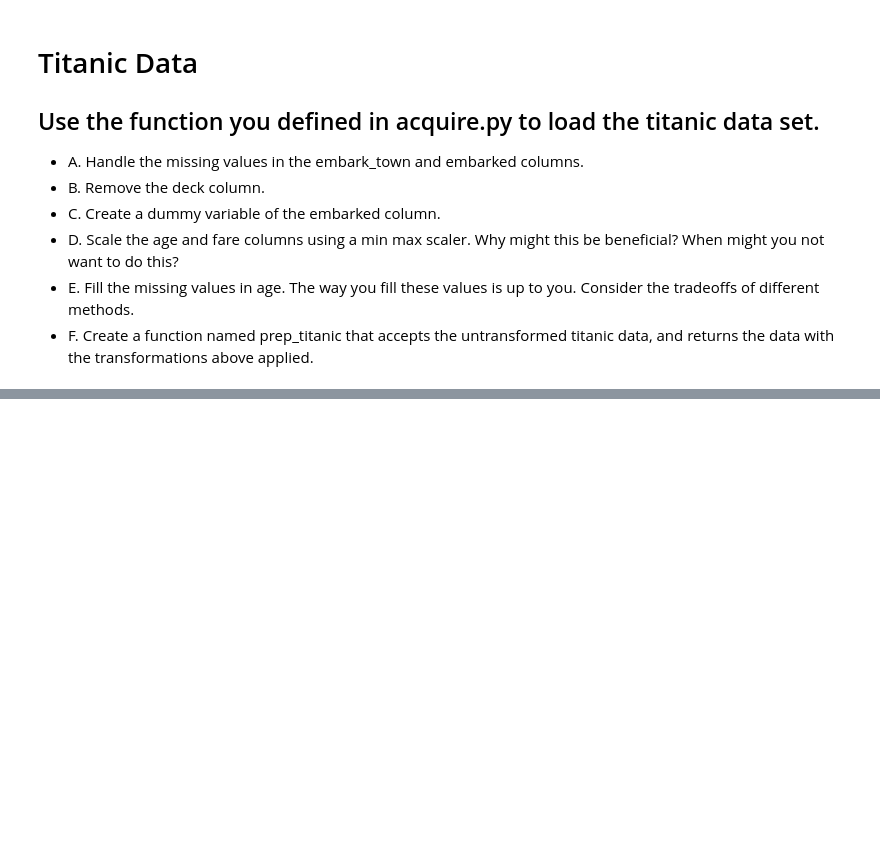
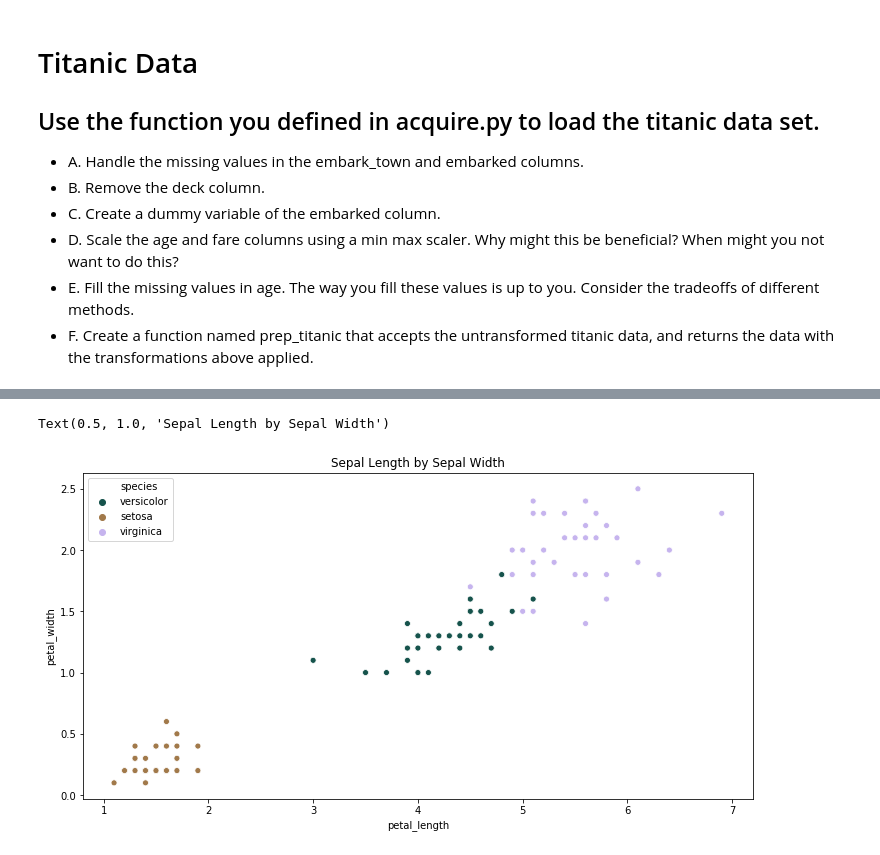
Before and after one commit to george887/classification_exercises, a Jupyter notebook: classification_exercises.ipynb, the cells around one changed output, grey strips where cells are left out. Saved outputs shown, nothing was run; the diff lists cells and outputs as text; code cells hidden in the pictures; blank space fills up the shorter version.

```diff
--- a/classification_exercises.ipynb
+++ b/classification_exercises.ipynb
@@ -473,0 +548,8 @@ def prep_titanic(titanic_df):
+# %%
+# petal_length x petal_width
+plt.figure(figsize=(12,6))
+sns.scatterplot(x=train.petal_length, y=train.petal_width, hue=train.species,
+                palette="cubehelix").set_title("Sepal Length by Sepal Width")
+# %% [output]
+Text(0.5, 1.0, 'Sepal Length by Sepal Width')
+[figure, added]
```
Also changed, not shown: parts of 40 cells of this notebook.
